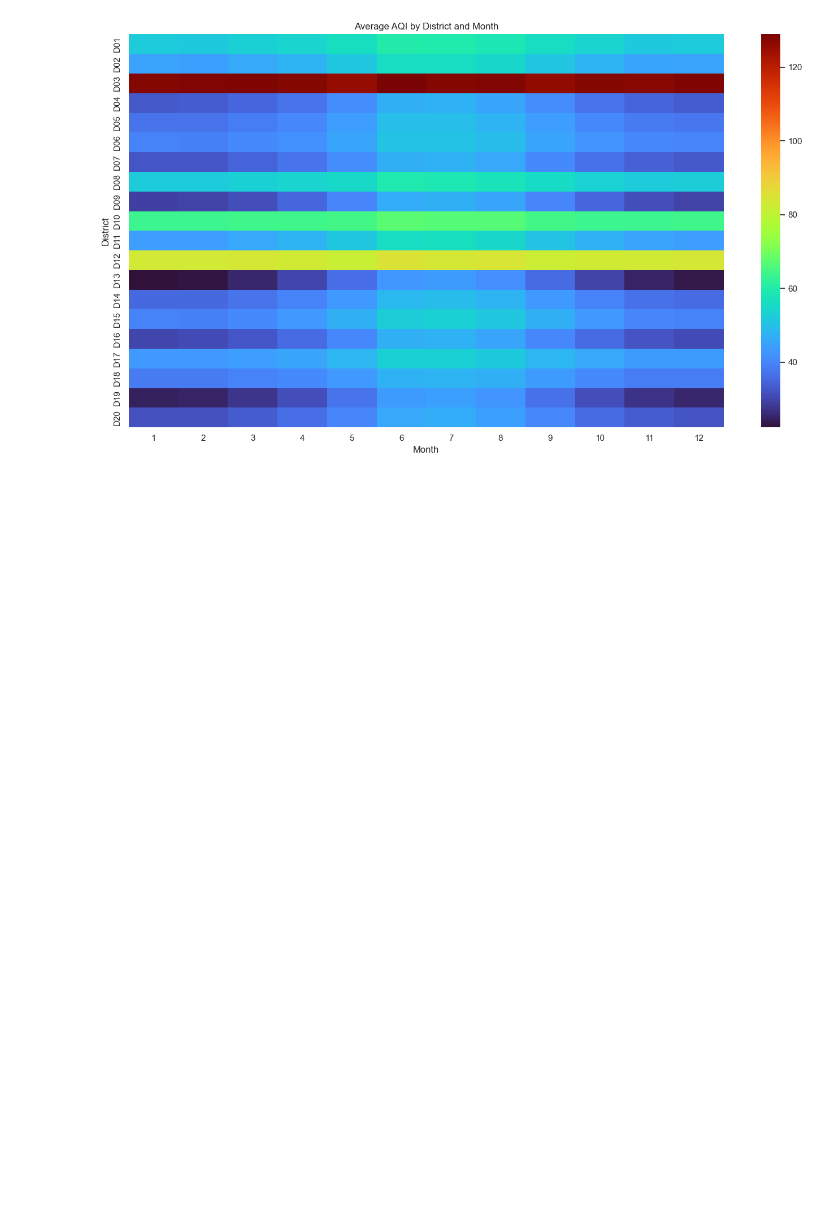
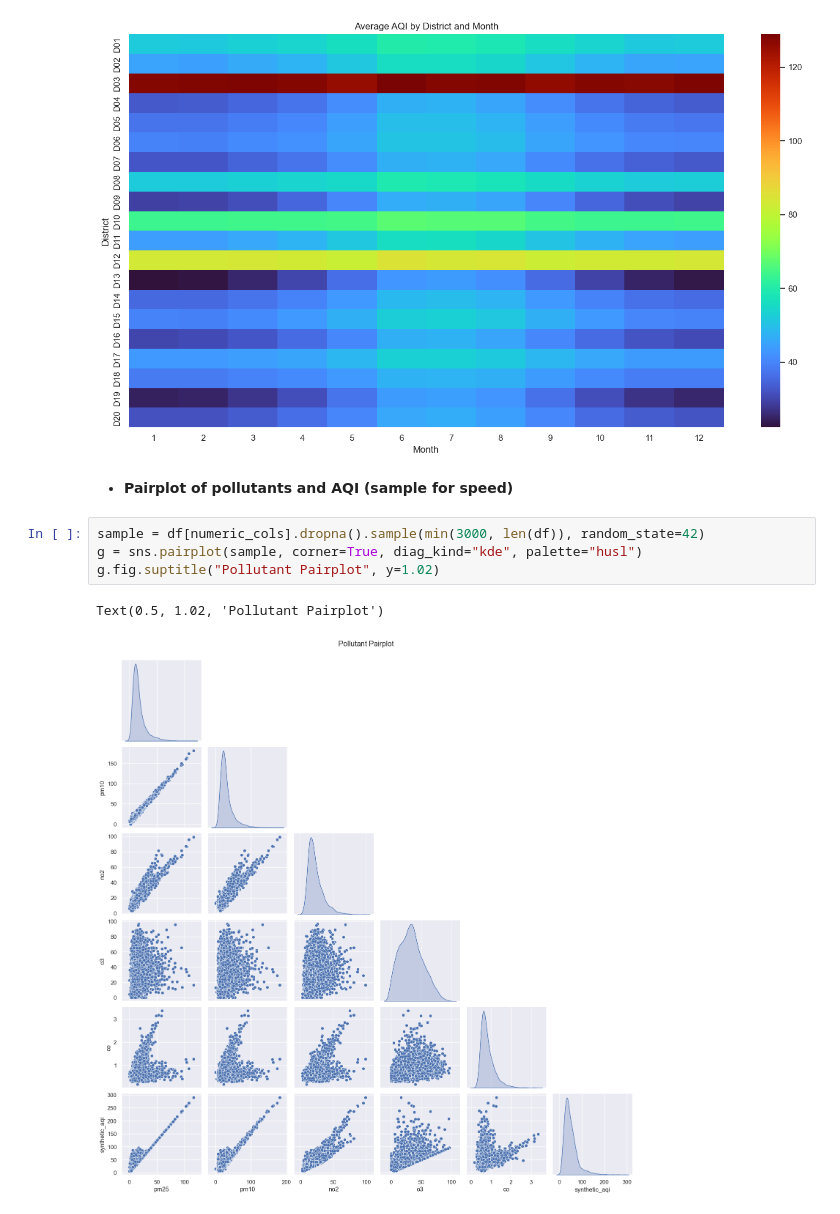
Before and after one commit to geershatisaxena/AQI-Data-Analysis, a Jupyter notebook: air quality.ipynb, the cells around one changed output. Saved outputs shown, nothing was run; the diff lists cells and outputs as text; blank space fills up the shorter version.

```diff
--- a/air quality.ipynb
+++ b/air quality.ipynb
@@ -1312,3 +1312,12 @@ plt.ylabel("District")
 plt.tight_layout()
 # %% [output]
 [figure]
+# %% [markdown]
+- **Pairplot of pollutants and AQI (sample for speed)**
+# %%
+sample = df[numeric_cols].dropna().sample(min(3000, len(df)), random_state=42)
+g = sns.pairplot(sample, corner=True, diag_kind="kde", palette="husl")
+g.fig.suptitle("Pollutant Pairplot", y=1.02)
+# %% [output]
+Text(0.5, 1.02, 'Pollutant Pairplot')
+[figure, added]
```
